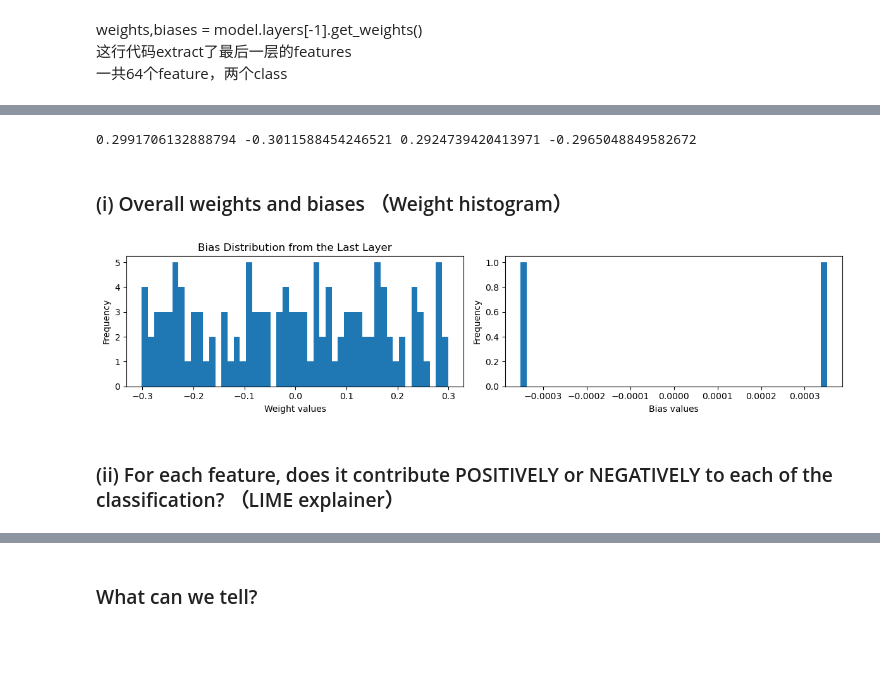
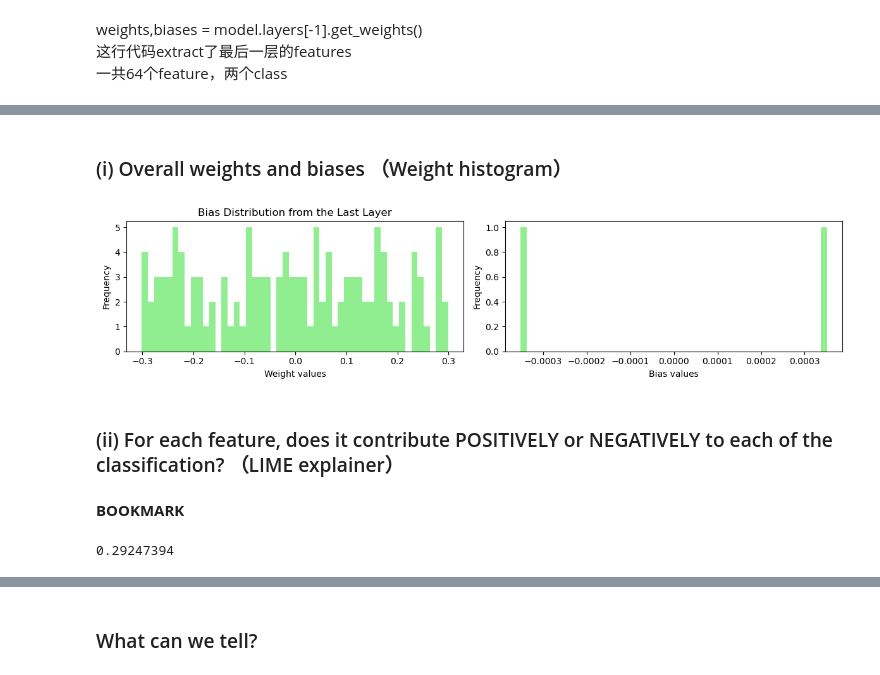
Before and after one commit to ANNIZHENG/Interactive_Weight_Analytics_Interface, a Jupyter notebook: VideoVisionTransformer.ipynb, the cells around one changed output, grey strips where cells are left out. Cells and saved outputs as stored; diff of their text form; code cells hidden in the pictures; blank space fills up the shorter version.

```diff
--- a/VideoVisionTransformer.ipynb
+++ b/VideoVisionTransformer.ipynb
@@ -605,31 +548,31 @@ Weights
 # %%
-print(max(pd.DataFrame(weights).iloc[:,0]), min(pd.DataFrame(weights).iloc[:,0]), \
-      max(pd.DataFrame(weights).iloc[:,1]), min(pd.DataFrame(weights).iloc[:,1]))
+# print(max(pd.DataFrame(weights).iloc[:,0]), min(pd.DataFrame(weights).iloc[:,0]), \
+#       max(pd.DataFrame(weights).iloc[:,1]), min(pd.DataFrame(weights).iloc[:,1]))
-# %% [output]
-0.2991706132888794 -0.3011588454246521 0.2924739420413971 -0.2965048849582672
 # %% [markdown]
 ### (i) Overall weights and biases （Weight histogram）
 # %%
 # Plotting
 
 plt.figure(figsize=(12, 3))
 
 # Weight Distribution
 plt.subplot(1, 2, 1)
 plt.title("Weight Distribution of the Last Layer")
-plt.hist(weights.flatten(), bins=50)
+plt.hist(weights.flatten(), bins=50, color='lightgreen')
 plt.xlabel("Weight values")
 plt.ylabel("Frequency")
 
 # Bias Distribution
 plt.title("Bias Distribution from the Last Layer")
 plt.subplot(1, 2, 2)
-plt.hist(biases.flatten(), bins=50)
+plt.hist(biases.flatten(), bins=50, color='lightgreen')
 plt.xlabel("Bias values")
 plt.ylabel("Frequency")
 plt.tight_layout()
 plt.show()
 # %% [output]
-[figure, old version]
+[figure, new version]
 # %% [markdown]
 ### (ii) For each feature, does it contribute POSITIVELY or NEGATIVELY to each of the classification? （LIME explainer）
+# %% [markdown]
+**BOOKMARK**
@@ -636 +581,5 @@ plt.show()
+# %%
+np.max(weights[:, 1][weights[:, 1] > 0])
+# %% [output]
+0.29247394
 # %%
```
Also changed, not shown: parts of 15 cells of this notebook, 1 other file.
